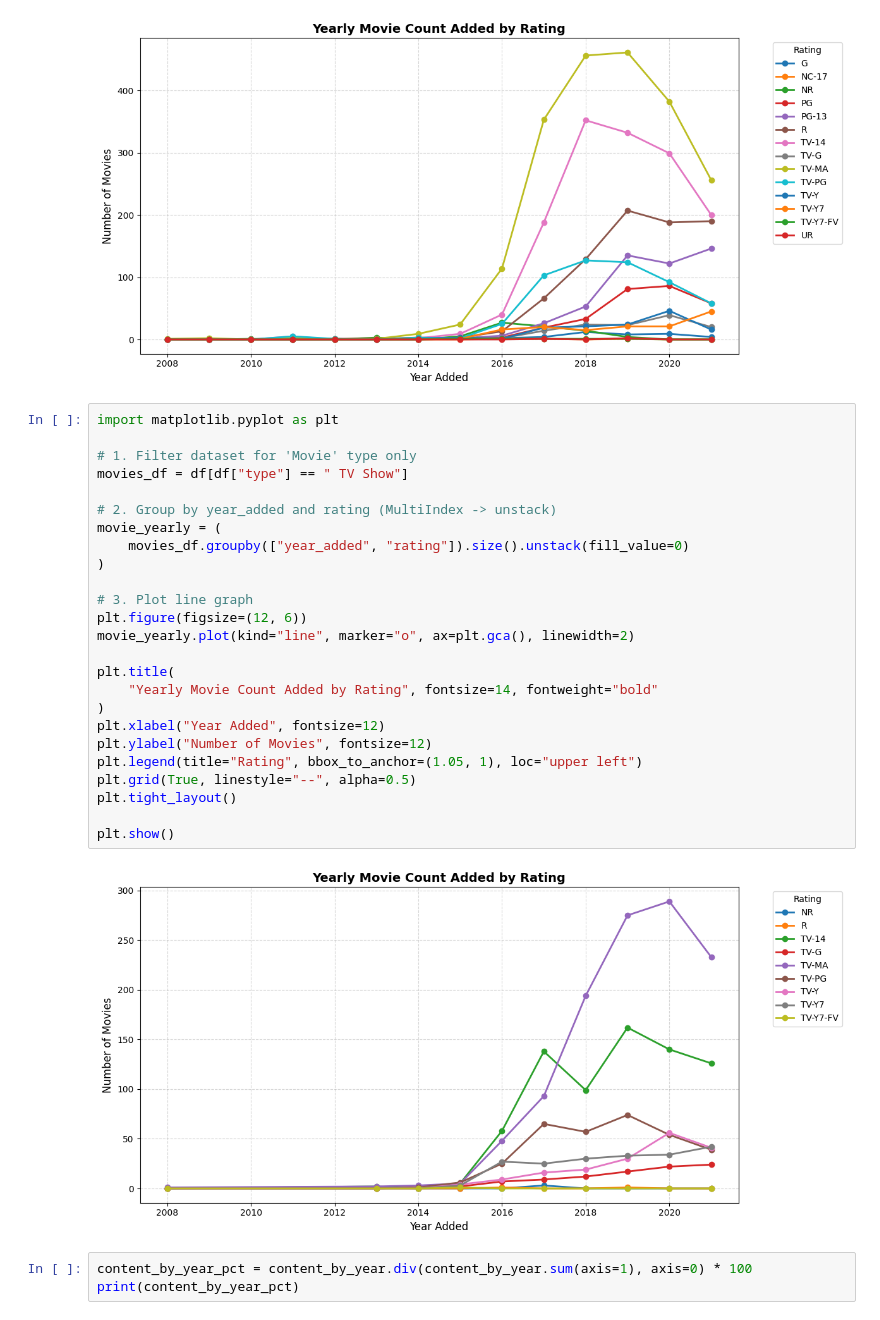
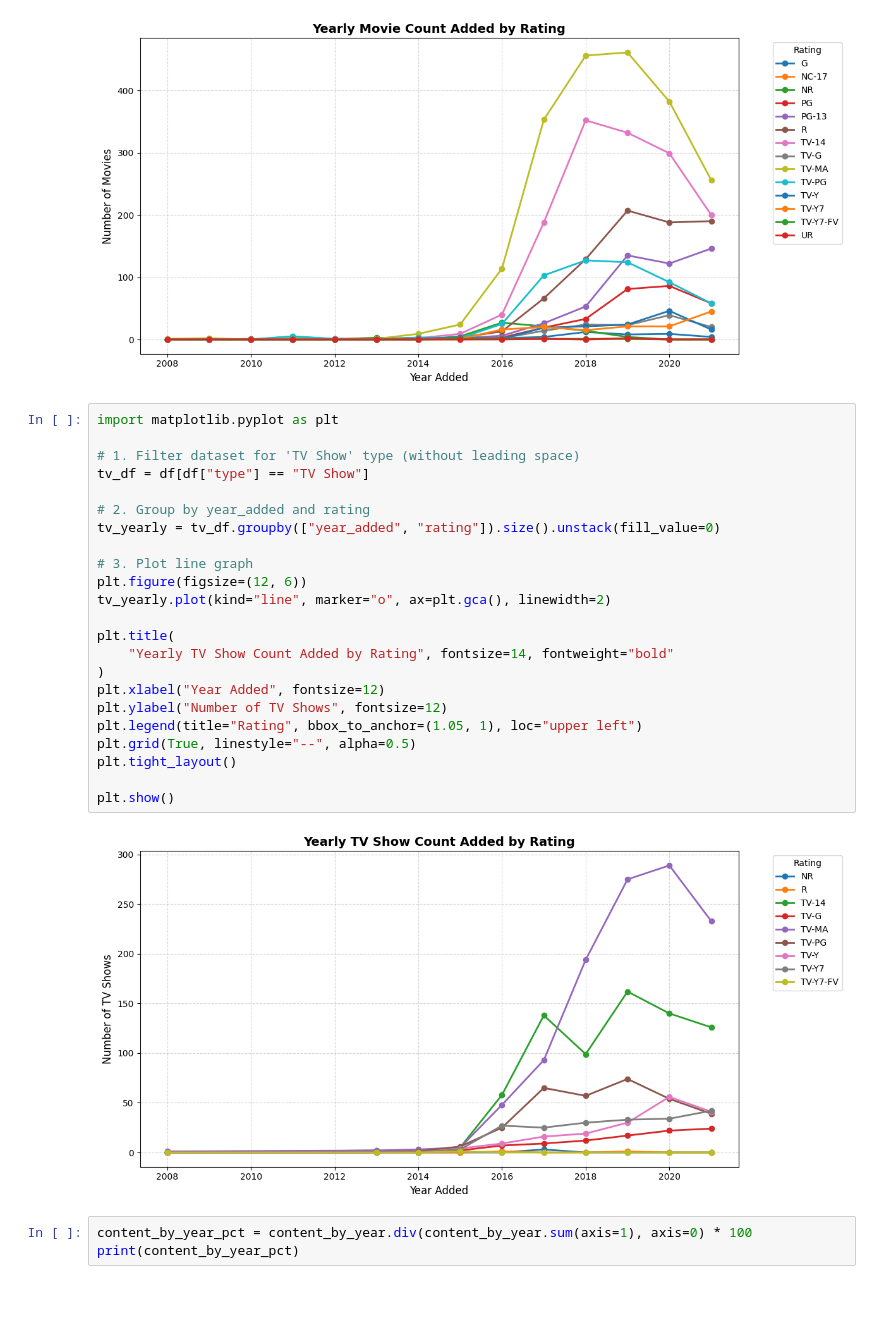
Before and after one commit to mohammedaslanshas/codomax-ds-internship, a Jupyter notebook: netflix-mini-project/Mini_Project.ipynb, the cells around one changed output. Cells and saved outputs as stored; diff of their text form.

```diff
--- a/netflix-mini-project/Mini_Project.ipynb
+++ b/netflix-mini-project/Mini_Project.ipynb
@@ -294,30 +294,28 @@ plt.show()
 # %%
 import matplotlib.pyplot as plt
 
-# 1. Filter dataset for 'Movie' type only
-movies_df = df[df["type"] == " TV Show"]
+# 1. Filter dataset for 'TV Show' type (without leading space)
+tv_df = df[df["type"] == "TV Show"]
 
-# 2. Group by year_added and rating (MultiIndex -> unstack)
-movie_yearly = (
-    movies_df.groupby(["year_added", "rating"]).size().unstack(fill_value=0)
-)
+# 2. Group by year_added and rating
+tv_yearly = tv_df.groupby(["year_added", "rating"]).size().unstack(fill_value=0)
 
 # 3. Plot line graph
 plt.figure(figsize=(12, 6))
-movie_yearly.plot(kind="line", marker="o", ax=plt.gca(), linewidth=2)
+tv_yearly.plot(kind="line", marker="o", ax=plt.gca(), linewidth=2)
 
 plt.title(
-    "Yearly Movie Count Added by Rating", fontsize=14, fontweight="bold"
+    "Yearly TV Show Count Added by Rating", fontsize=14, fontweight="bold"
 )
 plt.xlabel("Year Added", fontsize=12)
-plt.ylabel("Number of Movies", fontsize=12)
+plt.ylabel("Number of TV Shows", fontsize=12)
 plt.legend(title="Rating", bbox_to_anchor=(1.05, 1), loc="upper left")
 plt.grid(True, linestyle="--", alpha=0.5)
 plt.tight_layout()
 
 plt.show()
 # %% [output]
-[figure, old version]
+[figure, new version]
 # %%
 content_by_year_pct = content_by_year.div(content_by_year.sum(axis=1), axis=0) * 100
 print(content_by_year_pct)
```
Also changed, not shown: parts of 1 cell of this notebook.
